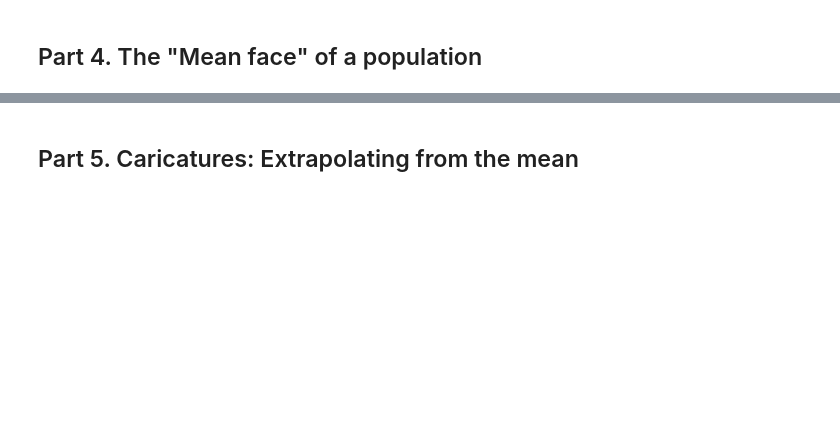
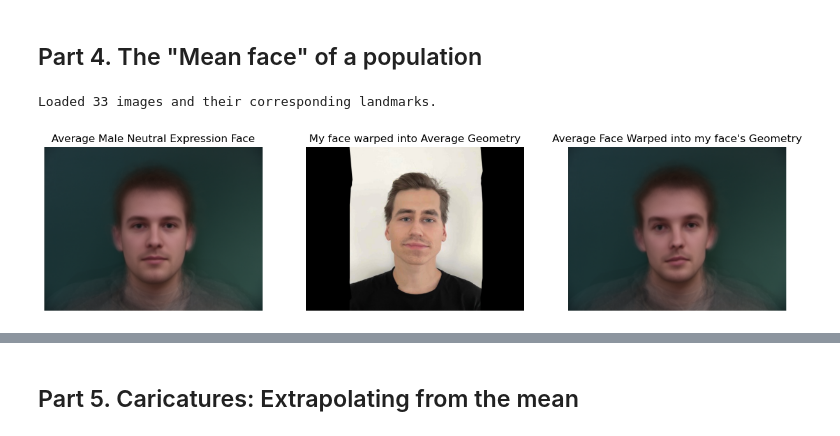
Before and after one commit to filipbagen/cs-180, a Jupyter notebook: p3-face-morphing/code/main.ipynb, the cells around one changed output, grey strips where cells are left out. Saved outputs shown, nothing was run; the diff lists cells and outputs as text; code cells hidden in the pictures; blank space fills up the shorter version.

```diff
--- a/p3-face-morphing/code/main.ipynb
+++ b/p3-face-morphing/code/main.ipynb
@@ -319,7 +329,7 @@ def load_images_and_landmarks(path, gender, expression):
 
     for img_file in image_files:
         # Load the image
-        img = cv2.imread(img_file)
+        img = plt.imread(img_file)
         if img is None:
             print(f"Warning: {img_file} could not be read. Skipping this file.")
             continue
@@ -355,6 +365,8 @@ def load_images_and_landmarks(path, gender, expression):
 path = '../data/imm_face_db/'
 images, male_neutral_landmarks = load_images_and_landmarks(path, "m", 1)
 print(f'Loaded {len(images)} images and their corresponding landmarks.')
+# %% [output]
+Loaded 33 images and their corresponding landmarks.
 # %%
 def normalize_landmarks(landmarks, img_shape):
     height, width = img_shape[:2]
@@ -514,0 +463,35 @@ plt.show()
+# %%
+# Morph each face into the average shape
+morphed_images = [morph_to_average_shape(img, landmark, average_landmark, img.shape) for img, landmark in zip(images, normalized_landmarks)]
+
+# Compute the average face with background
+average_face = compute_average_face(morphed_images)
+
+# Warp the first face to the average geometry
+face_to_avg = morph_to_average_shape(face_a, normalized_landmarks[0], average_landmark, images[0].shape)
+
+# Warp the average face into face_a's geometry
+average_face_to_face_a_geometry = morph_to_average_shape(average_face, average_landmark, normalized_landmarks[0], images[0].shape)
+# %%
+# Create a figure with 1 row and 3 columns
+fig, axes = plt.subplots(1, 3, figsize=(15, 5))
+
+# Display the average face with background
+axes[0].imshow(average_face)
+axes[0].set_title("Average Male Neutral Expression Face")
+axes[0].axis('off')
+
+# Display the result
+axes[1].imshow(face_to_avg)
+axes[1].set_title("My face warped into Average Geometry")
+axes[1].axis('off')
+
+# Display the average face warped into your face's geometry
+axes[2].imshow(average_face_to_face_a_geometry)
+axes[2].set_title("Average Face Warped into my face's Geometry")
+axes[2].axis('off')
+
+# Show the plot
+plt.show()
+# %% [output]
+[figure, added]
```
Also changed, not shown: parts of 17 cells of this notebook, 13 other files.
